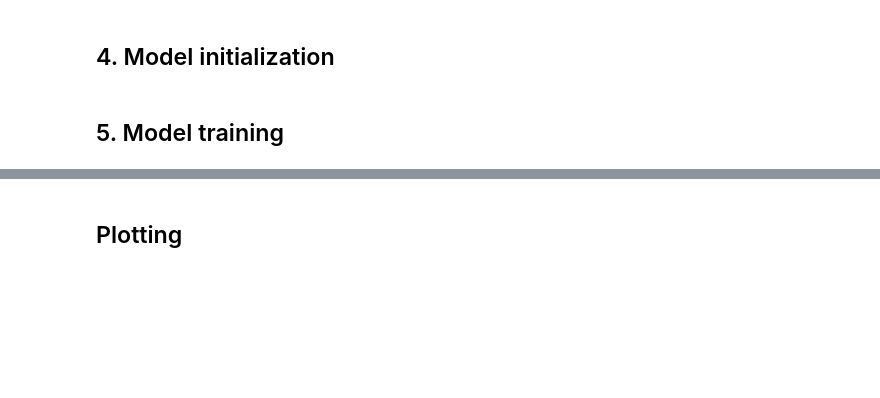
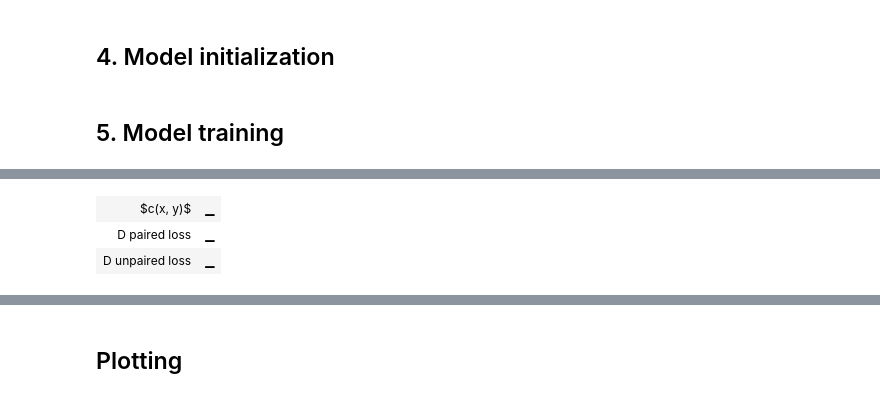
Before and after one commit to MuXauJl11110/EBiEOT, a Jupyter notebook: notebooks/LightGCOT_swiss_roll.ipynb, the cells around one changed output, grey strips where cells are left out. Saved outputs shown, nothing was run; the diff lists cells and outputs as text; code cells hidden in the pictures; blank space fills up the shorter version.

```diff
--- a/notebooks/LightGCOT_swiss_roll.ipynb
+++ b/notebooks/LightGCOT_swiss_roll.ipynb
@@ -163,9 +203,29 @@ starting_points = torch.tensor([[-1.5, 1.5], [0.0, 0.0], [1.5, -1.5]])
+# %%
+gt_Y_points = []
+for point in starting_points:
+    _gt_points = []
+    for _ in tqdm(range(num_ending_points)):
+        x_start = torch.cat((point[None, :], X_sampler.sample(num_ending_points - 1)))
+        y_end = Y_sampler.sample(num_ending_points)
+        p = otp_sampler.get_map(x_start, y_end)
+        point_true = y_end[np.argmax(p[0])].cpu().numpy()
+        _gt_points.append(point_true)
+    gt_Y_points.append(np.array(_gt_points))
+# %%
+# EMA update
+def update_average(model_tgt: torch.nn.Module, model_src: torch.nn.Module, beta: float) -> None:
+    with torch.no_grad():
+        param_dict_src = dict(model_src.named_parameters())
+        for p_name, p_tgt in model_tgt.named_parameters():
+            p_src = param_dict_src[p_name]
+            assert p_src is not p_tgt
+            p_tgt.data.copy_(beta * p_tgt.data + (1.0 - beta) * p_src.data)
 # %%
 wandb.init(name=EXP_NAME, config=config)
 
 for step in tqdm(range(CONTINUE + 1, MAX_STEPS)):
     # training loop
-    D_opt.zero_grad()
+    D_opt_unpaired.zero_grad()
 
     X = usd_sampler.sample(BATCH_SIZE)
     Y = utd_sampler.sample(BATCH_SIZE)
@@ -180,23 +240,42 @@ for step in tqdm(range(CONTINUE + 1, MAX_STEPS)):
     f_c = D.compute_dual_potential(log_w_n, a_n, A_n, log_v_m, b_m)
     f = D.compute_primal_potential(Y, log_w_n, a_n, A_n)
 
-    if EXP_COST_INCLUDED:
+    D_loss_unpaired = -(f_c + f).mean()
+    D_loss_unpaired.backward()
+
+    D_opt_unpaired.step()
+    D_loss = D_loss_unpaired.item()
+    wandb.log({f"D unpaired loss": D_loss}, step=step)
+
+    if (step % T_OUTER_STEPS == 0) and EXP_COST_INCLUDED:
+        D_opt_paired.zero_grad()
         X_paired, Y_paired = pd_sampler.sample(BATCH_SIZE)
         log_v_m_paired = D.compute_log_v_m(X_paired)  # [bs x M]
         b_m_paired = D.compute_b_m(X_paired)  # [bs x M x y_dim]
 
         c = D.compute_cost(Y_paired, log_v_m_paired, b_m_paired)
-        D_loss = c.mean() - (f_c + f).mean()
-        D_loss.backward()
+        D_loss_paired = c.mean()
+        D_loss_paired.backward()
+
+        D_opt_paired.step()
+        D_paired_gradient_norm = torch.nn.utils.clip_grad_norm_(
+            paired_params_to_update[0]["params"], max_norm=D_GRADIENT_MAX_NORM
+        )
+        D_loss += D_loss_paired.item()
         wandb.log({r"$c(x, y)$": c.mean().item()}, step=step)
-    else:
-        D_loss = -(f_c + f).mean()
-        D_loss.backward()
+        wandb.log({f"D paired loss": D_loss_paired.item()}, step=step)
+        wandb.log({f"D paired gradient norm": D_paired_gradient_norm.item()}, step=step)
+
+    D_unpaired_gradient_norm = torch.nn.utils.clip_grad_norm_(
+        unpaired_params_to_update[0]["params"], max_norm=D_GRADIENT_MAX_NORM
+    )
+    wandb.log({f"D unpaired gradient norm": D_unpaired_gradient_norm.item()}, step=step)
     D_gradient_norm = torch.nn.utils.clip_grad_norm_(D.parameters(), max_norm=D_GRADIENT_MAX_NORM)
-    D_opt.step()
+    if EMA_UPDATE:
+        update_average(D_copy, D, 0.99)
 
     wandb.log({f"D gradient norm": D_gradient_norm.item()}, step=step)
-    wandb.log({f"D_loss": D_loss.item()}, step=step)
+    wandb.log({f"D loss": D_loss}, step=step)
     wandb.log({r"$-f^c(x)$": -f_c.mean().item()}, step=step)
     wandb.log({r"$-f(y)$": -f.mean().item()}, step=step)
     wandb.log({r"$-f(y)-f^c(x)$": -(f_c + f).mean().item()}, step=step)
@@ -204,15 +283,34 @@ for step in tqdm(range(CONTINUE + 1, MAX_STEPS)):
     wandb.log({f"lam_max(A_n)": torch.max(A_n)}, step=step)
 
     if step % PLOT_EVERY == 0:
-        A_dict = plot_A_parameters(D, log=True)
-        B_dict = plot_B_parameters(D, starting_points, log=True)
-        distr_dict = plot_distributions(D, X_sampler, Y_sampler, X_paired, Y_paired, starting_points, log=True)
+        if EMA_UPDATE:
+            A_dict = plot_A_parameters(D_copy, log=True)
+            B_dict = plot_B_parameters(D_copy, starting_points, log=True)
+            distr_dict = plot_distributions(
+                D_copy,
+                X_sampler,
+                Y_sampler,
+                X_paired,
+                Y_paired,
+                starting_points,
+                gt_Y_points,
+                num_ending_points,
+                log=True,
+            )
+        else:
+            A_dict = plot_A_parameters(D, log=True)
+            B_dict = plot_B_parameters(D, starting_points, log=True)
+            distr_dict = plot_distributions(
+                D, X_sampler, Y_sampler, X_paired, Y_paired, starting_points, gt_Y_points, num_ending_points, log=True
+            )
         wandb.log(A_dict | B_dict | distr_dict)
 
-        torch.save(D.state_dict(), os.path.join(OUTPUT_PATH, f"D_{step}.pt"))
-        torch.save(D_opt.state_dict(), os.path.join(OUTPUT_PATH, f"D_opt_{step}.pt"))
+        # torch.save(D.state_dict(), os.path.join(OUTPUT_PATH, f"D_{step}.pt"))
+        # torch.save(D_opt.state_dict(), os.path.join(OUTPUT_PATH, f"D_opt_{step}.pt"))
 
 torch.save(D.state_dict(), os.path.join(OUTPUT_PATH, f"D_{MAX_STEPS}.pt"))
-torch.save(D_opt.state_dict(), os.path.join(OUTPUT_PATH, f"D_opt_{MAX_STEPS}.pt"))
+torch.save(D_opt_paired.state_dict(), os.path.join(OUTPUT_PATH, f"D_opt_paired_{MAX_STEPS}.pt"))
+torch.save(D_opt_unpaired.state_dict(), os.path.join(OUTPUT_PATH, f"D_opt_unpaired_{MAX_STEPS}.pt"))
 
 wandb.finish()
+# %% [output]
@@ -218,0 +319,3 @@ wandb.finish()
+| $c(x, y)$ | ▁ |
+| D paired loss | ▁ |
+| D unpaired loss | ▁ |
```
Also changed, not shown: parts of 24 cells of this notebook, 7 other files.
